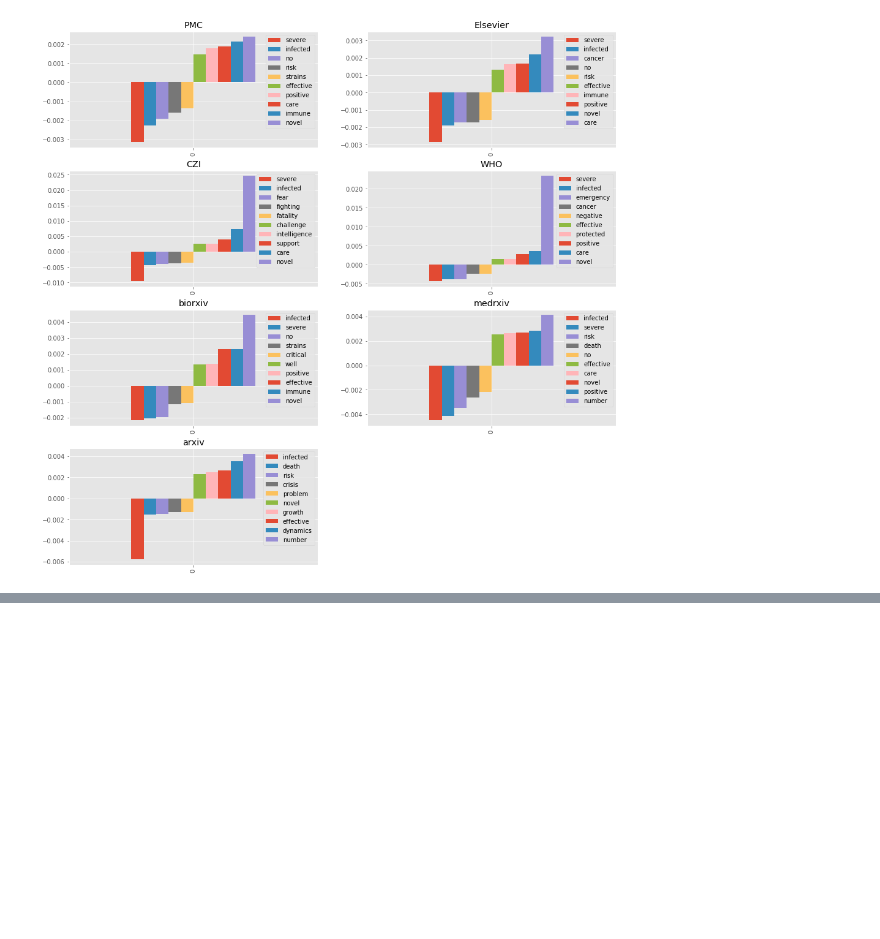
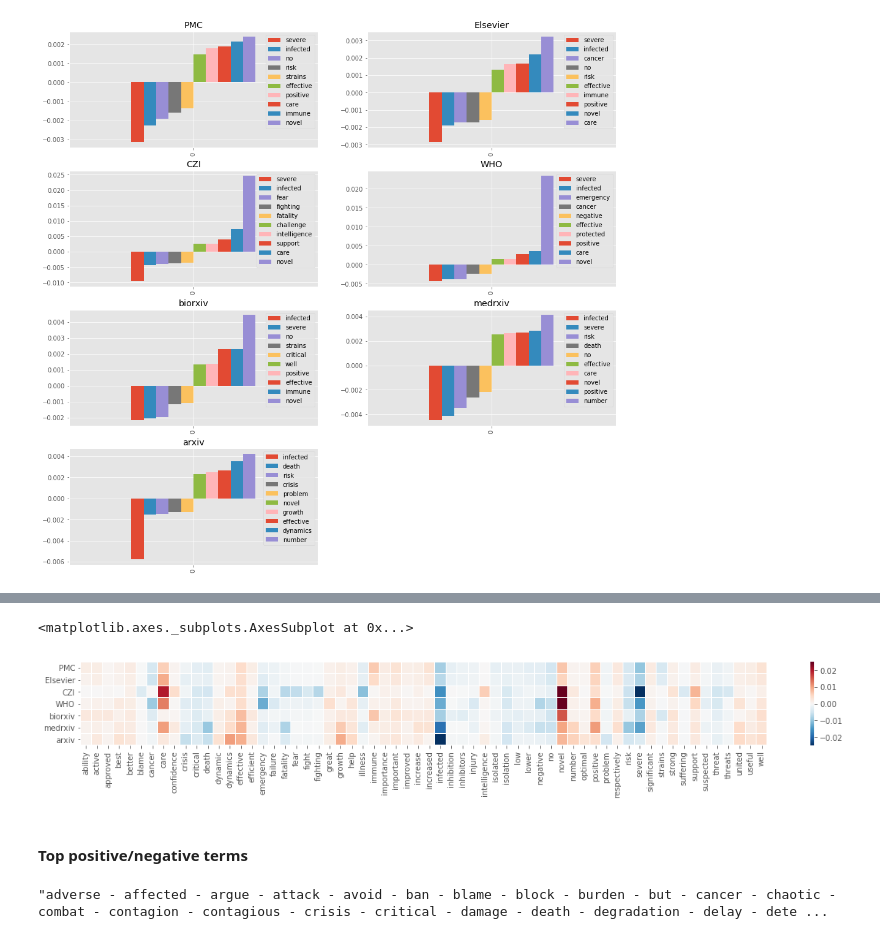
Before and after one commit to freecraver/cord-19-analysis, a Jupyter notebook: clustering/sentiment_impact.ipynb, the cells around one changed output, grey strips where cells are left out. Saved outputs shown, nothing was run; the diff lists cells and outputs as text; code cells hidden in the pictures; blank space fills up the shorter version.

```diff
--- a/clustering/sentiment_impact.ipynb
+++ b/clustering/sentiment_impact.ipynb
@@ -197,0 +332,3 @@ show_term_impact('novel')
+# %%
+for source in sources:
+    print(source, 'pos', len([1 for x in source_term_maps[source].values() if x>0]), 'neg', len([1 for x in source_term_maps[source].values() if x<0]))
@@ -197,0 +343,3 @@ show_term_impact('novel')
+# %%
+for source in sources:
+    print(source, 'pos', sum([x for x in source_term_maps[source].values() if x>0]), 'neg', sum([x for x in source_term_maps[source].values() if x<0]))
@@ -197,0 +372,5 @@ show_term_impact('novel')
+# %%
+impact_terms = set()
+for source in sources:
+    impact_terms |= set(sorted(source_term_maps[source], key= lambda x: abs(source_term_maps[source][x]))[-25:])
+" - ".join(sorted(impact_terms))
@@ -197,0 +379,9 @@ show_term_impact('novel')
+# %%
+def get_ana_df(impact_terms):
+    ana_dict = dict()
+    for source in sources:
+        ana_dict[source] = {t:source_term_maps[source].get(t,0) for t in impact_terms}
+
+    return pd.DataFrame(ana_dict)
+df_ana = get_ana_df(impact_terms)
+df_ana.head(5)
@@ -197,0 +395,15 @@ show_term_impact('novel')
+# %%
+plt.figure(figsize = (20,2))
+sns.heatmap(df_ana.T, linewidths=.1, cmap="RdBu_r", vmin=-0.025, vmax=0.025)
+# %% [output]
+<matplotlib.axes._subplots.AxesSubplot at 0x...>
+[figure, added]
+# %% [markdown]
+#### Top positive/negative terms
+# %%
+impact_terms = set()
+for source in sources:
+    impact_terms |= set(sorted(source_term_maps[source], key= lambda x: source_term_maps[source][x])[:40])
+" - ".join(sorted(impact_terms))
+# %% [output]
+"adverse - affected - argue - attack - avoid - ban - blame - block - burden - but - cancer - chaotic - combat - contagion - contagious - crisis - critical - damage - death - degradation - delay - dete ...
```
Also changed, not shown: parts of 35 cells of this notebook.
